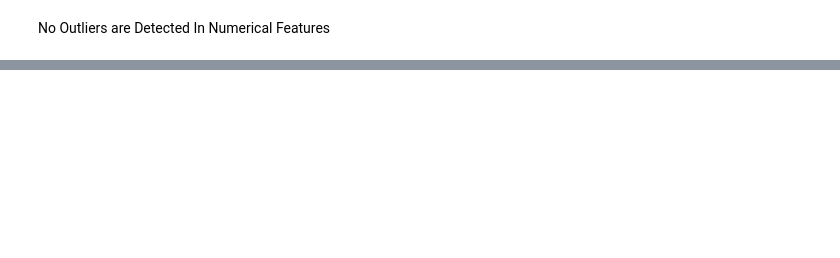
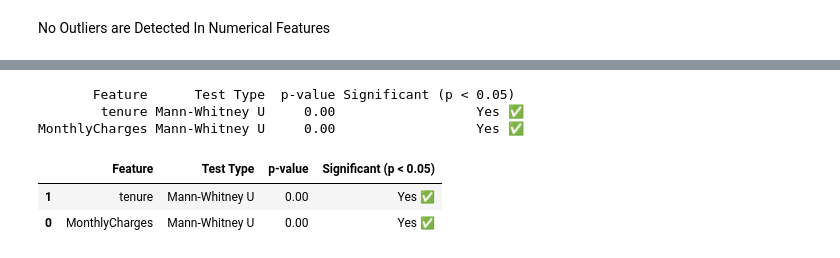
Before and after one commit to ka1817/Customer-Churn-Prediction-in-the-Telecom-Industry-Using-Machine-Learning, a Jupyter notebook: notebooks/eda.ipynb, the cells around one changed output, grey strips where cells are left out. Drawn from its saved outputs; the diff is of its cells as text; code cells hidden in the pictures; blank space fills up the shorter version.

```diff
--- a/notebooks/eda.ipynb
+++ b/notebooks/eda.ipynb
@@ -1281,0 +1363,49 @@ No Outliers are Detected In Numerical Features
+# %%
+from scipy.stats import ttest_ind, mannwhitneyu, shapiro
+import pandas as pd
+
+# Define the features to test
+numerical_features = ['MonthlyCharges', 'tenure']
+
+# Store results
+test_results = []
+
+for feature in numerical_features:
+    group_no = df[df['Churn'] == 'No'][feature]
+    group_yes = df[df['Churn'] == 'Yes'][feature]
+
+    # Shapiro-Wilk normality test
+    stat_no, p_no = shapiro(group_no)
+    stat_yes, p_yes = shapiro(group_yes)
+
+    if p_no > 0.05 and p_yes > 0.05:
+        # Use independent t-test
+        t_stat, p_value = ttest_ind(group_no, group_yes, equal_var=False)
+        test_type = 't-test'
+    else:
+        # Use non-parametric Mann-Whitney U test
+        u_stat, p_value = mannwhitneyu(group_no, group_yes, alternative='two-sided')
+        test_type = 'Mann-Whitney U'
+
+    significant = 'Yes ✅' if p_value < 0.05 else 'No ❌'
+
+    test_results.append({
+        'Feature': feature,
+        'Test Type': test_type,
+        'p-value': p_value,
+        'Significant (p < 0.05)': significant
+    })
+
+# Create DataFrame and sort by p-value
+result_df = pd.DataFrame(test_results).sort_values(by='p-value')
+print(result_df.to_string(index=False))
+# %% [output]
+       Feature      Test Type  p-value Significant (p < 0.05)
+        tenure Mann-Whitney U     0.00                  Yes ✅
+MonthlyCharges Mann-Whitney U     0.00                  Yes ✅
+# %%
+result_df
+# %% [output]
+|  | Feature | Test Type | p-value | Significant (p < 0.05) |
+| 1 | tenure | Mann-Whitney U | 0.00 | Yes ✅ |
+| 0 | MonthlyCharges | Mann-Whitney U | 0.00 | Yes ✅ |
```
Also changed, not shown: parts of 47 cells of this notebook.
